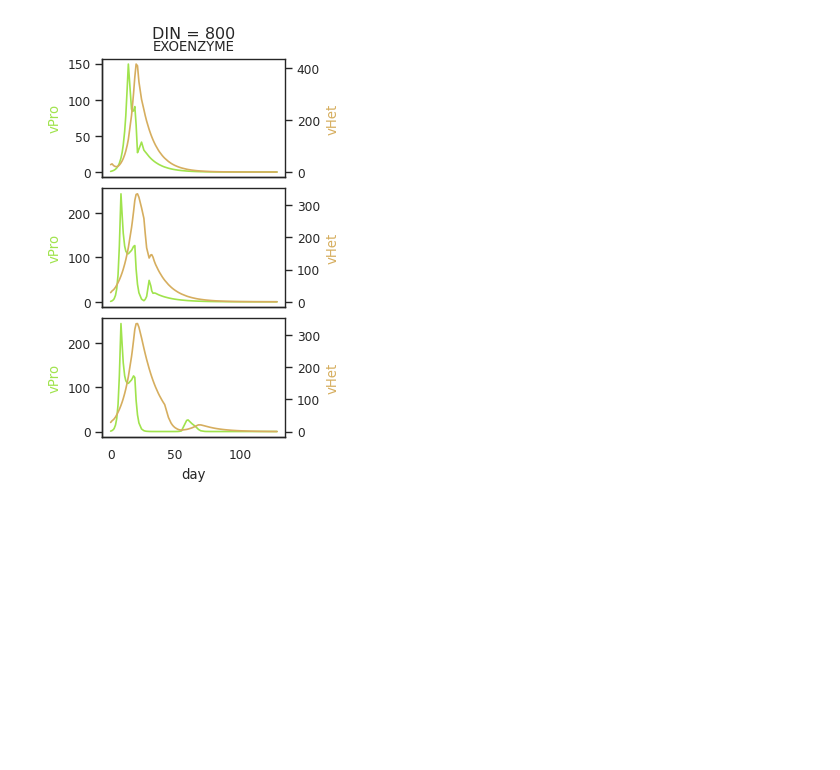
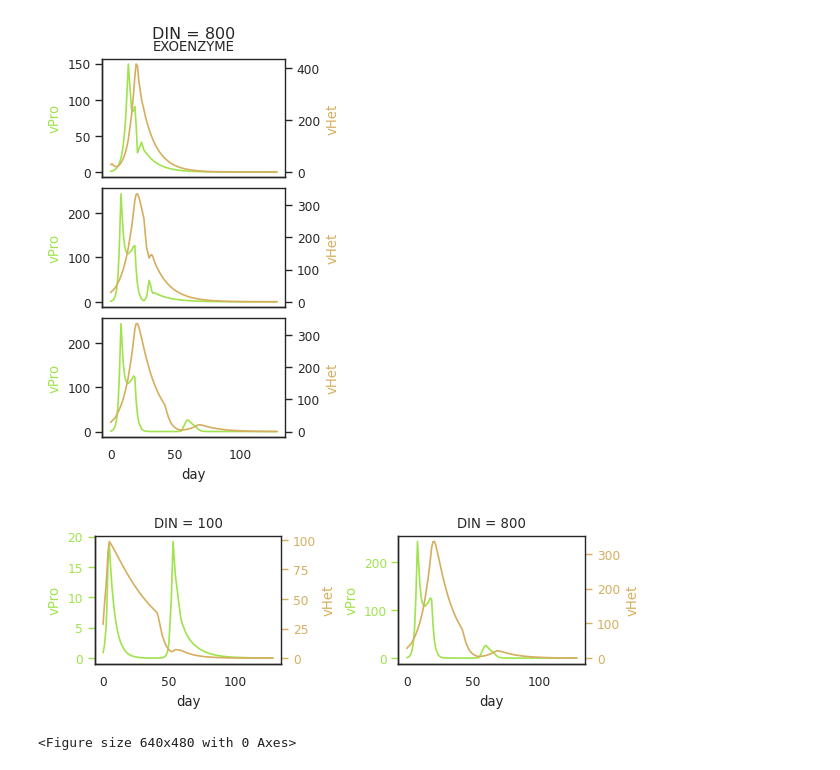
Before and after one commit to wosnat/recycle_model, a Jupyter notebook: STORE_model/notebooks/model_store_analyze_monte_curves_rerun.ipynb, the cells around one changed output. Saved outputs shown, nothing was run; the diff lists cells and outputs as text; code cells hidden in the pictures; blank space fills up the shorter version.

```diff
--- a/STORE_model/notebooks/model_store_analyze_monte_curves_rerun.ipynb
+++ b/STORE_model/notebooks/model_store_analyze_monte_curves_rerun.ipynb
@@ -14,7 +14,7 @@ The autoreload extension is already loaded. To reload it, use:
 import seaborn_figure_settings
 # %%
 import os
-save_dpath = os.path.join('../notebooks/figures/', 'Het_curves')
+save_dpath = os.path.join('../notebooks/figures/', 'fig_rerun')
 os.makedirs(save_dpath,exist_ok=True)
 # %%
 import sys
@@ -768,3 +768,9 @@ runids3
 21081    rerun_het_DIN800DOC160_monte_EXOENZYME_55_mont...
 37778    rerun_het_DIN800DOC2750_monte_EXOENZYME_55_mon...
 Name: run_id, dtype: object
+# %%
+# selected for the figure
+runids4 = [
+    'rerun_het_DOC2750_monte_EXOENZYME_42_monte_vpro_53_58_EXOENZYME_C3_34_lowN_all_EXOENZYME_h8519271514136708373',
+    'rerun_het_DIN800DOC2750_monte_EXOENZYME_55_monte_vpro_11_62_EXOENZYME_C1_42_lowN_all_EXOENZYME_h8519271514136708373'
+]
@@ -774,6 +810,9 @@ sample_df2 = pd.merge(sample_df2, max_day_df[['model', 'num_peaks', 'run_id',]],
 # %%
 sample_df3 = df.loc[df.run_id.isin(runids3)]
 sample_df3 = pd.merge(sample_df3, max_day_df[['model', 'num_peaks', 'run_id',]], on='run_id', how='left')
+# %%
+sample_df4 = df.loc[df.run_id.isin(runids4)]
+sample_df4 = pd.merge(sample_df4, max_day_df[['model', 'num_peaks', 'run_id',]], on='run_id', how='left')
 # %%
 msample_df2 = sample_df2.melt(
     id_vars=['model','Category', 'DOC', 'DIN', 'day', 'run_id', ], value_vars=[ 'Bptotal[N]', 'Bhtotal[N]'],
@@ -786,6 +825,12 @@ msample_df3 = sample_df3.melt(
     value_name='μM N',
 )
 msample_df3['Strain'] = msample_df3['variable'].map({'Bptotal[N]' : 'vPro', 'Bhtotal[N]': 'vHet'})
+# %%
+msample_df4 = sample_df4.melt(
+    id_vars=['model','Category', 'DOC', 'DIN', 'day', 'run_id', ], value_vars=[ 'Bptotal[N]', 'Bhtotal[N]'],
+    value_name='μM N',
+)
+msample_df4['Strain'] = msample_df4['variable'].map({'Bptotal[N]' : 'vPro', 'Bhtotal[N]': 'vHet'})
 # %%
 for din in [100,800]:
     g = sns.relplot(
@@ -880,4 +925,42 @@ for din in [800]:
     plt.show()
 # %% [output]
 [figure]
+# %%
+g = sns.relplot(
+    data=msample_df4.loc[
+            msample_df4.Strain.isin(['vPro'])],
+
+    x='day', y='μM N',
+    color=PCOLOR,
+    #hue='Strain', hue_order=['vHet', 'vPro',], palette=[ HCOLOR, PCOLOR,],
+    kind='line', #lw=0.5,
+    col='DIN', #col='model', #col_order=morder,
+    #row='Category', col='model', col_order=morder, #row_order=media_order,
+    height=2, aspect=1.5,
+    facet_kws=dict(margin_titles=True, sharey=False),
+)
+
+for (col_val), ax in g.axes_dict.items():
+    ax2 = ax.twinx()
+    sns.lineplot(
+        data=msample_df4.loc[ msample_df4.DIN.isin([col_val]) &
+            msample_df4.Strain.isin(['vHet'])],
+        x='day', y='μM N',
+        color=HCOLOR,
+        ax=ax2,
+    )
+    ax2.set_ylabel('vHet', color=HCOLOR)
+    ax.set_ylabel('vPro', color=PCOLOR)
+    ax.tick_params(axis='y', colors=PCOLOR)
+    ax2.tick_params(axis='y', colors=HCOLOR)
+
+#plt.suptitle(f'DIN = {din}',y=1.02)
+g.set_titles(col_template='DIN = {col_name}', row_template='')
+g.figure.set_layout_engine("constrained")
+plt.show()
+save_fpath = os.path.join(save_dpath, 'fig_rerun_curves_examples.svg')
+plt.savefig(save_fpath, format='svg', dpi=1200)
+# %% [output]
+[figure, added]
+<Figure size 640x480 with 0 Axes>
 # %%
```
Also changed, not shown: parts of 12 cells of this notebook, 4 other files.
